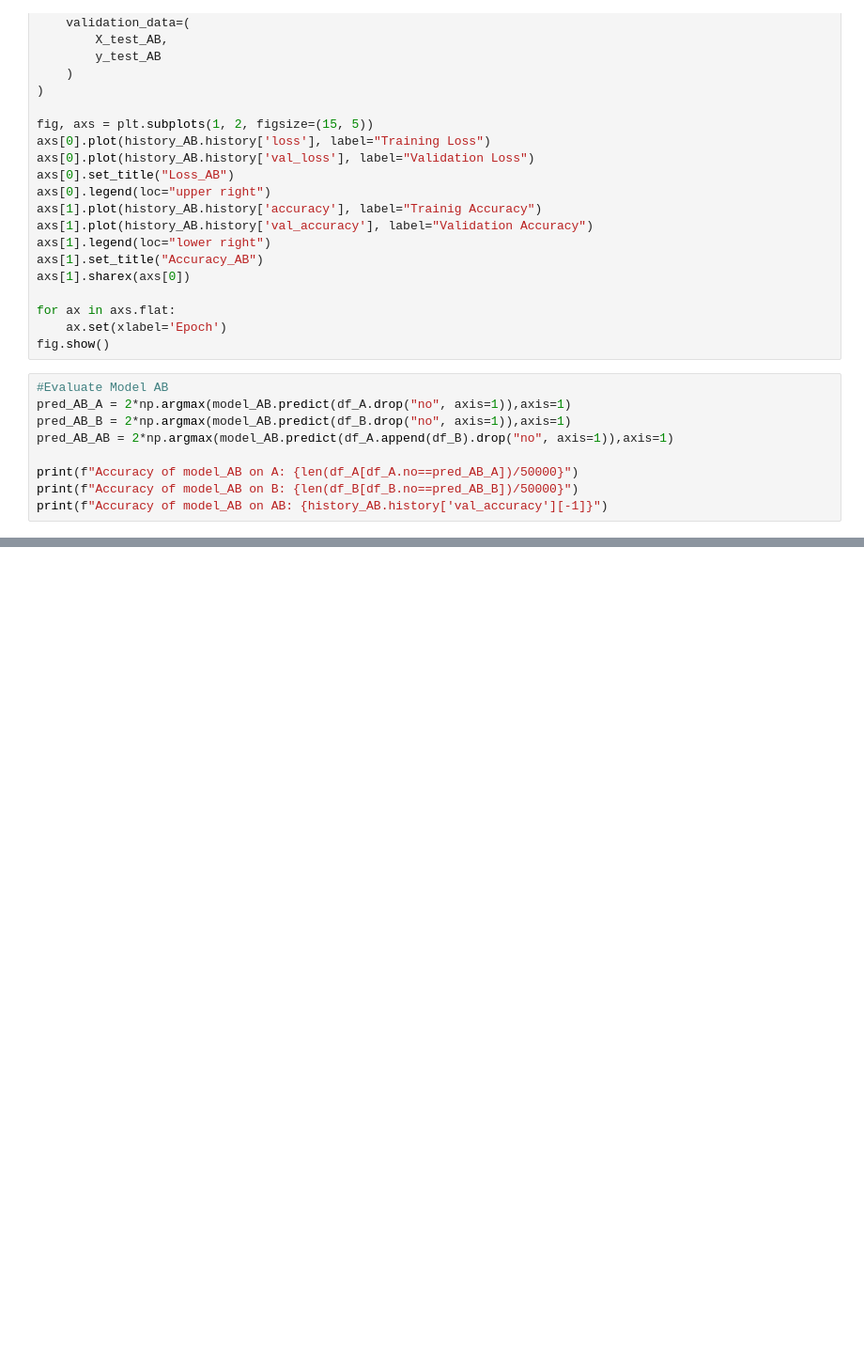
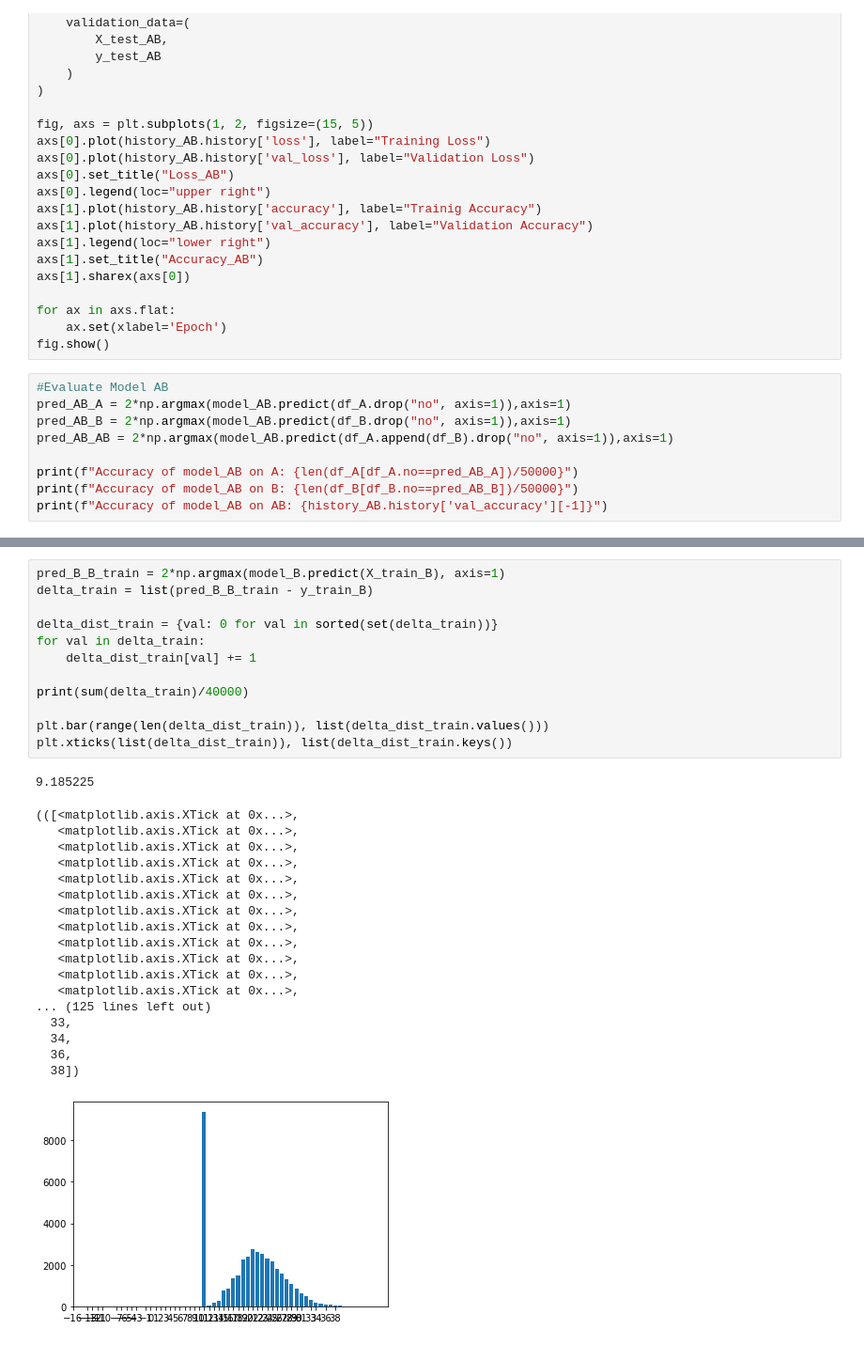
Before and after one commit to linus-md/REU, a Jupyter notebook: neural_count.ipynb, the cells around one changed output, grey strips where cells are left out. Shown at 94% size. Drawn from its saved outputs; the diff is of its cells as text; blank space fills up the shorter version.

```diff
--- a/neural_count.ipynb
+++ b/neural_count.ipynb
@@ -180,0 +253,32 @@ print(f"Accuracy of model_AB on AB: {history_AB.history['val_accuracy'][-1]}")
+# %%
+pred_B_B_train = 2*np.argmax(model_B.predict(X_train_B), axis=1)
+delta_train = list(pred_B_B_train - y_train_B)
+
+delta_dist_train = {val: 0 for val in sorted(set(delta_train))}
+for val in delta_train:
+    delta_dist_train[val] += 1
+
+print(sum(delta_train)/40000)
+
+plt.bar(range(len(delta_dist_train)), list(delta_dist_train.values()))
+plt.xticks(list(delta_dist_train)), list(delta_dist_train.keys())
+# %% [output]
+9.185225
+(([<matplotlib.axis.XTick at 0x...>,
+   <matplotlib.axis.XTick at 0x...>,
+   <matplotlib.axis.XTick at 0x...>,
+   <matplotlib.axis.XTick at 0x...>,
+   <matplotlib.axis.XTick at 0x...>,
+   <matplotlib.axis.XTick at 0x...>,
+   <matplotlib.axis.XTick at 0x...>,
+   <matplotlib.axis.XTick at 0x...>,
+   <matplotlib.axis.XTick at 0x...>,
+   <matplotlib.axis.XTick at 0x...>,
+   <matplotlib.axis.XTick at 0x...>,
+   <matplotlib.axis.XTick at 0x...>,
+... (125 lines left out)
+  33,
+  34,
+  36,
+  38])
+[figure, added]
```
Also changed, not shown: parts of 7 cells of this notebook.
